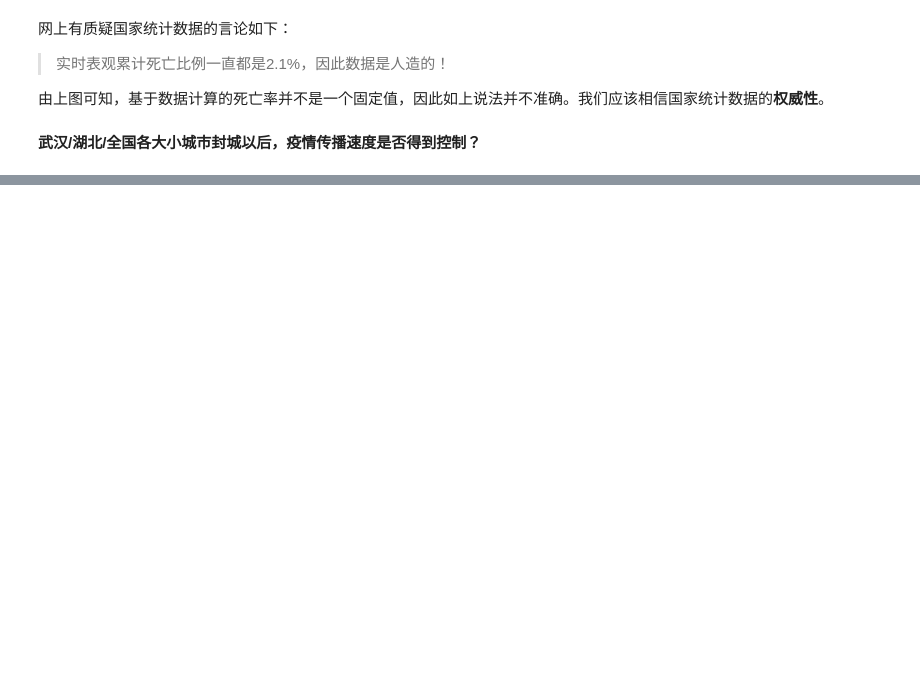
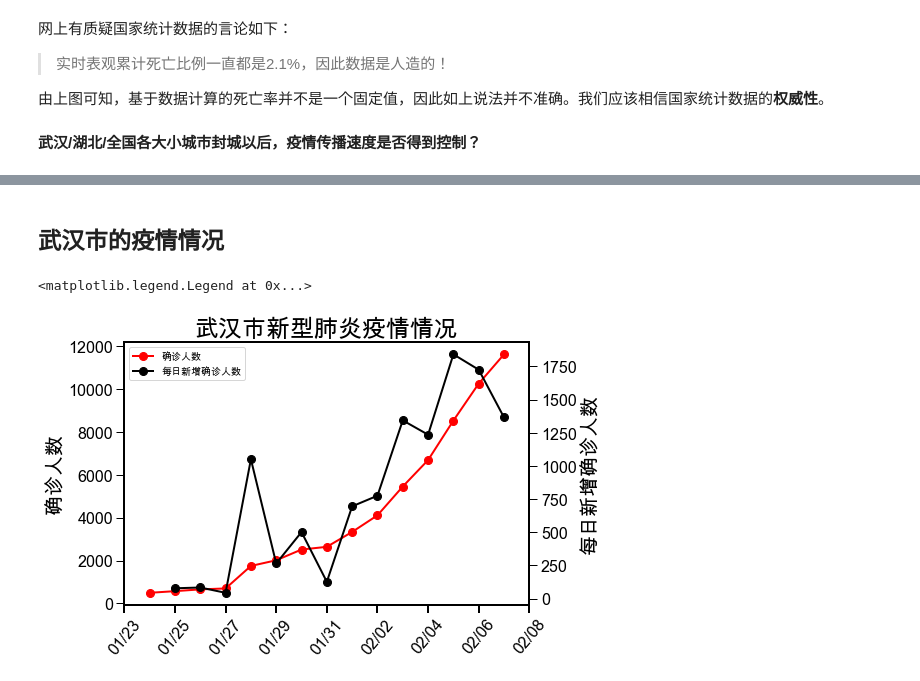
Before and after one commit to ZPYin/COVID-19_Visualizer, a Jupyter notebook: notebook/statistical_analysis.ipynb, the cells around one changed output, grey strips where cells are left out. Saved outputs shown, nothing was run; the diff lists cells and outputs as text; code cells hidden in the pictures; blank space fills up the shorter version.

Commit message:
update stats_analysis: wuhan and ezhou

```diff
--- a/notebook/statistical_analysis.ipynb
+++ b/notebook/statistical_analysis.ipynb
@@ -123,0 +124,34 @@ plt.ylim([0, 4000])
+# %% [markdown]
+## 武汉市的疫情情况
+# %%
+
+WuhanDf = pd.read_sql_query("""select updateTime, confirmedCount from City_Data where cityName='武汉';""", conn)
+WuhanDf['date'] = pd.to_datetime(WuhanDf['updateTime'].apply(int)/1000, unit='s')
+WuhanDf = WuhanDf.set_index('date')
+dailyMeanWuhan = WuhanDf.resample('D').mean().round()
+
+fig, ax1 = plt.subplots(figsize=(8, 5))
+
+s1, = ax1.plot(
+    dailyMeanWuhan.index,
+    dailyMeanWuhan['confirmedCount'],
+    color='r', marker='o')
+ax1.set_ylabel(u'确诊人数')
+ax2 = ax1.twinx()
+s2, = ax2.plot(
+    dailyMeanWuhan.index[1:], np.diff(dailyMeanWuhan['confirmedCount']),
+    color='k', marker='o')
+ax2.set_ylabel(u'每日新增确诊人数')
+plt.gca().xaxis.set_major_formatter(mdates.DateFormatter('%m/%d'))
+plt.gca().xaxis.set_major_locator(mdates.DayLocator(interval=2))
+plt.xlim(
+    [dt.datetime(2020, 1, 23),
+        max(dailyMeanWuhan.index) + dt.timedelta(days=1)])
+plt.setp(ax1.xaxis.get_majorticklabels(), rotation=50)
+plt.title('武汉市新型肺炎疫情情况', fontsize=24)
+plt.legend(
+    (s1, s2),
+    (u'确诊人数', u'每日新增确诊人数'))
+# %% [output]
+<matplotlib.legend.Legend at 0x...>
+[figure, added]
```
Also changed, not shown: parts of 5 cells of this notebook.
